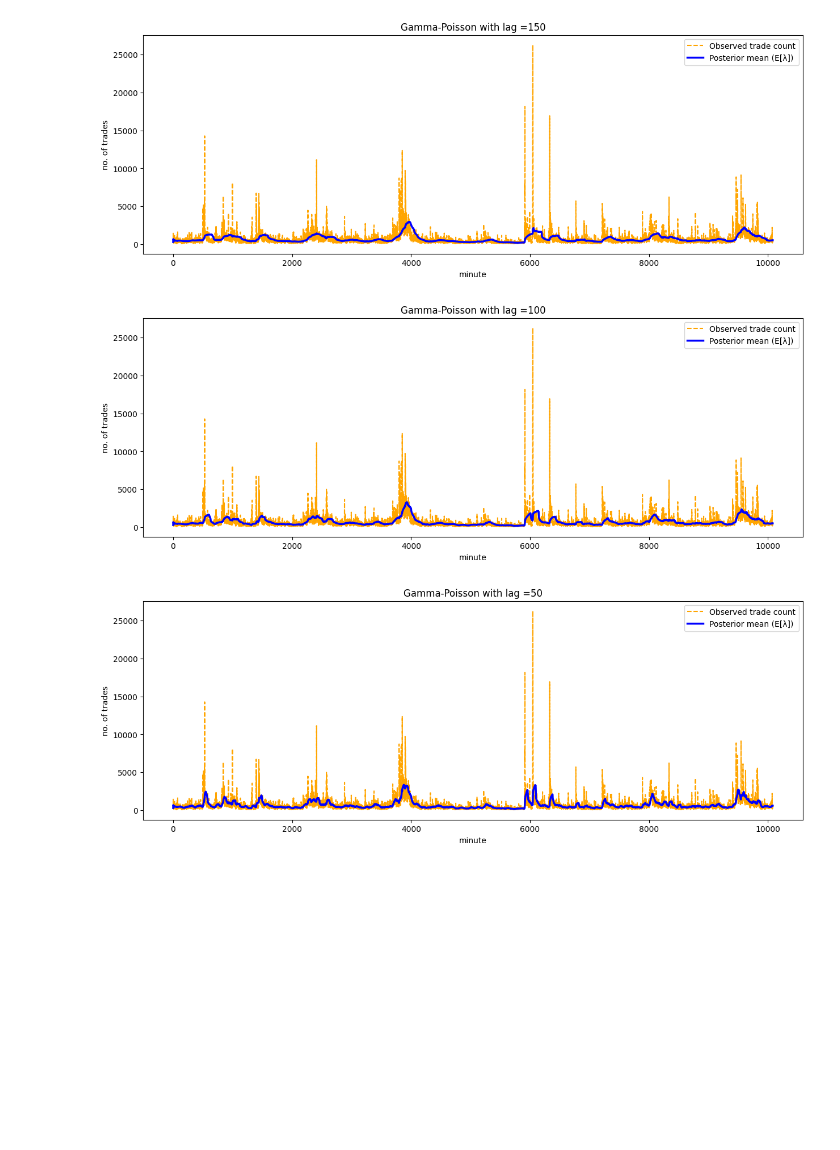
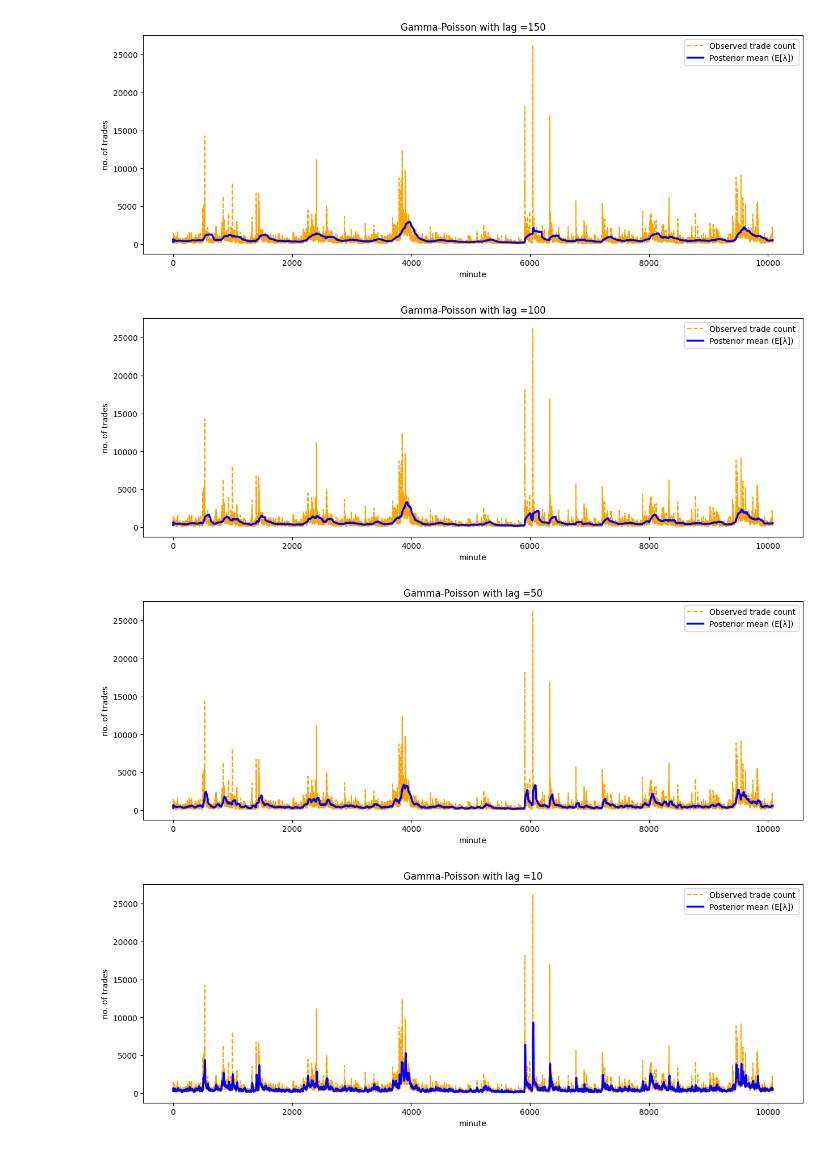
Before and after one commit to Zen-Nightshade/Crypto-Trade-Analysis, a Jupyter notebook: notebooks/Count_Bayesian_Modeling.ipynb, the cells around one changed output. Saved outputs shown, nothing was run; the diff lists cells and outputs as text; code cells hidden in the pictures; blank space fills up the shorter version.

Commit message:
Improved plots

```diff
--- a/notebooks/Count_Bayesian_Modeling.ipynb
+++ b/notebooks/Count_Bayesian_Modeling.ipynb
@@ -103,27 +103,28 @@ class Gamma_Poisson:
 # %%
 def expected_lambda(params, lag):
     plt.figure(figsize=(15,5))
     lmda = [alpha/beta for alpha, beta in zip(params["alpha"][1:],params["beta"][1:])]
     plt.xlabel("minute")
     plt.ylabel("no. of trades")
 
     plt.plot(df["trade_count"].values, color="orange", linestyle="--", label="Observed trade count")
     plt.plot(lmda, color="blue", linewidth=2.5, label="Posterior mean (E[λ])")
 
     plt.legend()
     plt.title(f"Gamma-Poisson with lag ={lag}")
     plt.show()
 
-for lag in [float("inf"), 400, 300, 250, 200, 150, 100, 50]:
+for lag in [float("inf"), 400, 300, 250, 200, 150, 100, 50, 10]:
     gp = Gamma_Poisson(1, 1, lag, df)
     gp.generate_posterior()
     expected_lambda(gp.params, lag)
 # %% [output]
 [figure]
 [figure]
 [figure]
 [figure]
 [figure]
 [figure]
 [figure]
 [figure]
+[figure, added]
```
